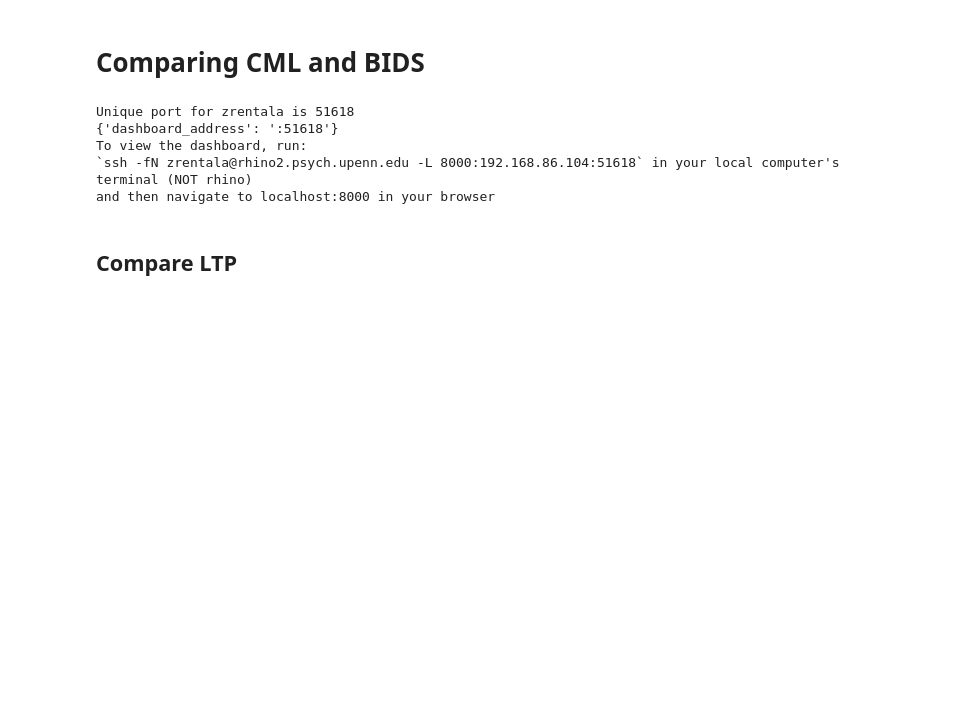
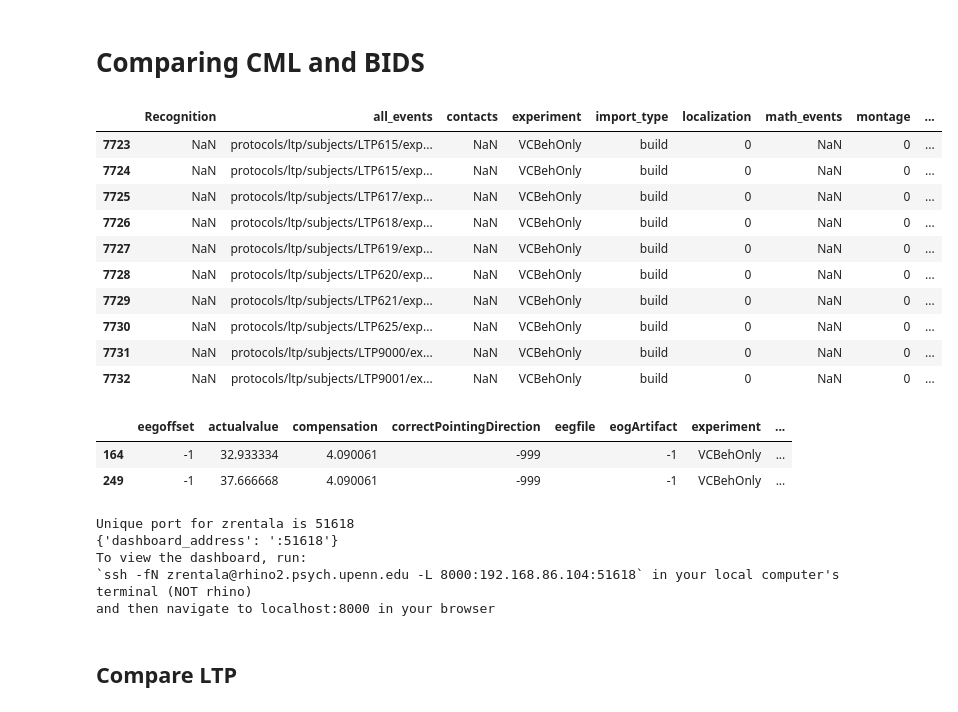
Before and after one commit to pennmem/EEGLoaderQualityCheck, a Jupyter notebook: draft/ReportRawEEG.ipynb, the cells around one changed output. Cells and saved outputs as stored; diff of their text form; code cells hidden in the pictures; blank space fills up the shorter version.

```diff
--- a/OpenBIDS/ReportRawEEG.ipynb
+++ b/draft/ReportRawEEG.ipynb
@@ -27,3 +27,19 @@ pd.options.display.max_columns = 50
 import mne
 from mne_bids import BIDSPath, read_raw_bids
 from ReportRawEEG import _all_exist
+# %%
+import cmlreaders as cml
+df = cml.get_data_index().query('experiment == "VCBehOnly"')
+df
+# %% [output]
+|  | Recognition | all_events | contacts | experiment | import_type | localization | math_events | montage | ... |
+| 7723 | NaN | protocols/ltp/subjects/LTP615/exp... | NaN | VCBehOnly | build | 0 | NaN | 0 | ... |
+| 7724 | NaN | protocols/ltp/subjects/LTP615/exp... | NaN | VCBehOnly | build | 0 | NaN | 0 | ... |
+| 7725 | NaN | protocols/ltp/subjects/LTP617/exp... | NaN | VCBehOnly | build | 0 | NaN | 0 | ... |
+| 7726 | NaN | protocols/ltp/subjects/LTP618/exp... | NaN | VCBehOnly | build | 0 | NaN | 0 | ... |
+| 7727 | NaN | protocols/ltp/subjects/LTP619/exp... | NaN | VCBehOnly | build | 0 | NaN | 0 | ... |
+| 7728 | NaN | protocols/ltp/subjects/LTP620/exp... | NaN | VCBehOnly | build | 0 | NaN | 0 | ... |
+| 7729 | NaN | protocols/ltp/subjects/LTP621/exp... | NaN | VCBehOnly | build | 0 | NaN | 0 | ... |
+| 7730 | NaN | protocols/ltp/subjects/LTP625/exp... | NaN | VCBehOnly | build | 0 | NaN | 0 | ... |
+| 7731 | NaN | protocols/ltp/subjects/LTP9000/ex... | NaN | VCBehOnly | build | 0 | NaN | 0 | ... |
+| 7732 | NaN | protocols/ltp/subjects/LTP9001/ex... | NaN | VCBehOnly | build | 0 | NaN | 0 | ... |
@@ -29,0 +51,6 @@ from ReportRawEEG import _all_exist
+# %%
+word_evs
+# %% [output]
+|  | eegoffset | actualvalue | compensation | correctPointingDirection | eegfile | eogArtifact | experiment | ... |
+| 164 | -1 | 32.933334 | 4.090061 | -999 |  | -1 | VCBehOnly | ... |
+| 249 | -1 | 37.666668 | 4.090061 | -999 |  | -1 | VCBehOnly | ... |
```
Also changed, not shown: parts of 13 cells of this notebook, 21 other files.
